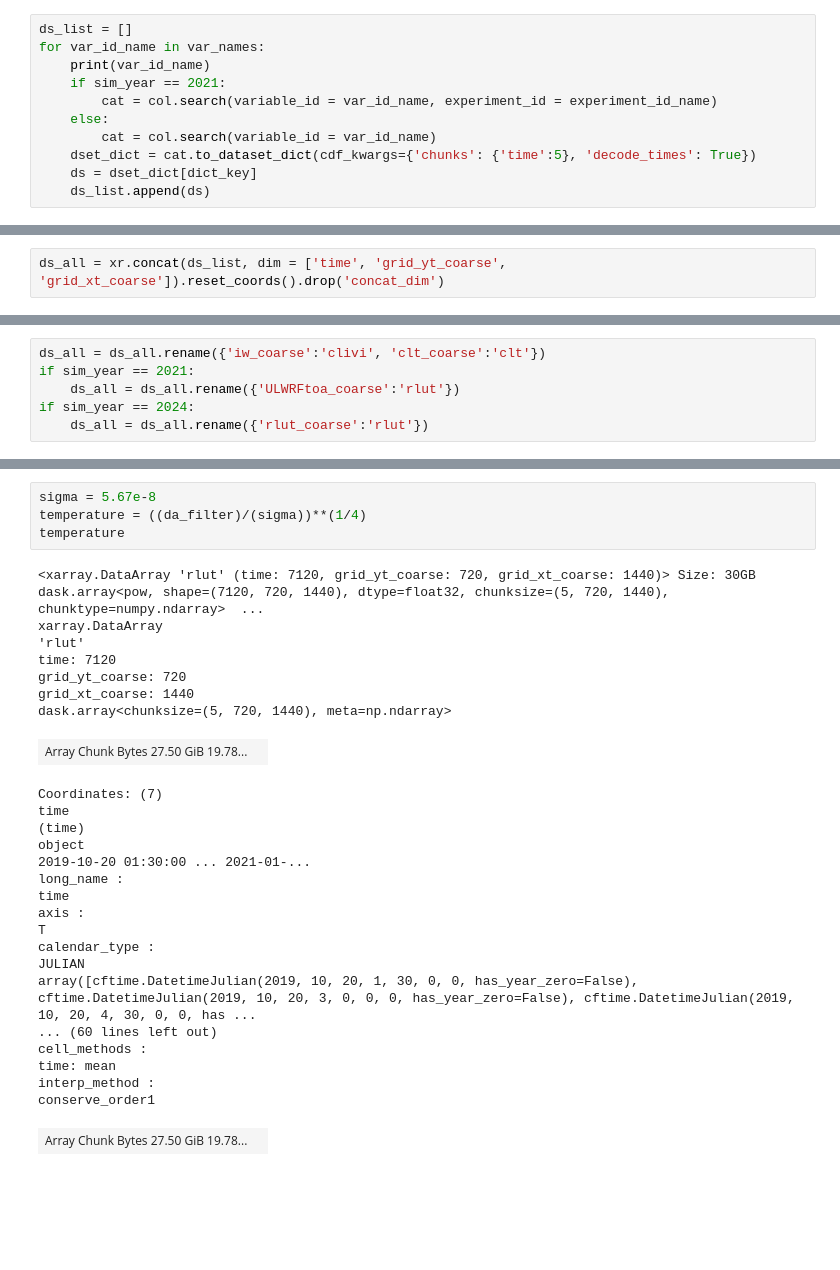
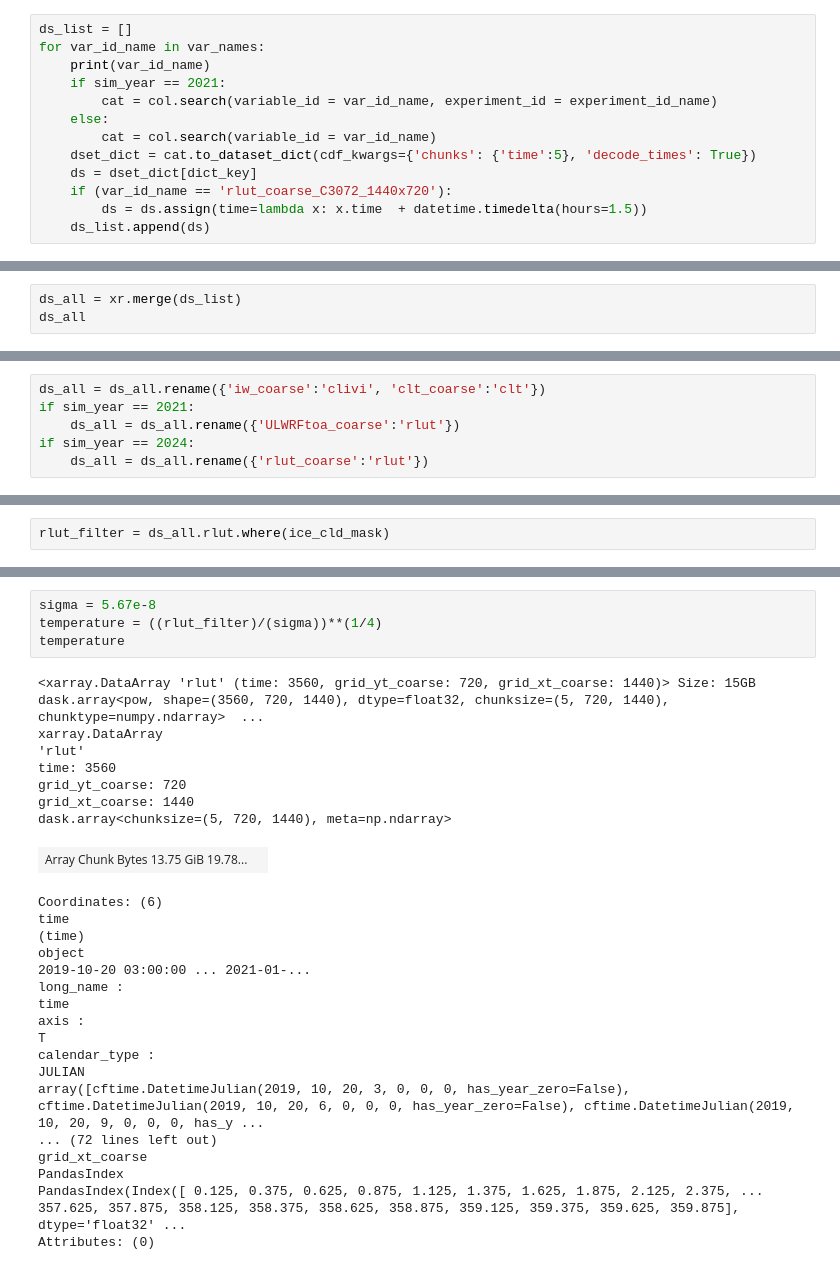
Before and after one commit to magpowell/hk25-teams, a Jupyter notebook: hk25-HighCloudT/latlon_CTT.ipynb, the cells around one changed output, grey strips where cells are left out. Drawn from its saved outputs; the diff is of its cells as text; blank space fills up the shorter version.

Commit message:
fix time

```diff
--- a/hk25-HighCloudT/latlon_CTT.ipynb
+++ b/hk25-HighCloudT/latlon_CTT.ipynb
@@ -37,6 +38,8 @@ for var_id_name in var_names:
         cat = col.search(variable_id = var_id_name)
     dset_dict = cat.to_dataset_dict(cdf_kwargs={'chunks': {'time':5}, 'decode_times': True})
     ds = dset_dict[dict_key]
+    if (var_id_name == 'rlut_coarse_C3072_1440x720'):
+        ds = ds.assign(time=lambda x: x.time  + datetime.timedelta(hours=1.5))
     ds_list.append(ds)
 # %% [output]
 iw_coarse_C3072_1440x720
@@ -55,4 +58,5 @@ rlut_coarse_C3072_1440x720
         'experiment_id.member_id'
 100.00% [1/1 00:01<00:00]
 # %%
-ds_all = xr.concat(ds_list, dim = ['time', 'grid_yt_coarse', 'grid_xt_coarse']).reset_coords().drop('concat_dim')
+ds_all = xr.merge(ds_list)
+ds_all
@@ -146,0 +174,2 @@ with ProgressBar():
+# %%
+rlut_filter = ds_all.rlut.where(ice_cld_mask)
@@ -147,31 +184,30 @@ with ProgressBar():
 # %%
 sigma = 5.67e-8
-temperature = ((da_filter)/(sigma))**(1/4)
+temperature = ((rlut_filter)/(sigma))**(1/4)
 temperature
 # %% [output]
-<xarray.DataArray 'rlut' (time: 7120, grid_yt_coarse: 720, grid_xt_coarse: 1440)> Size: 30GB dask.array<pow, shape=(7120, 720, 1440), dtype=float32, chunksize=(5, 720, 1440), chunktype=numpy.ndarray>  ...
+<xarray.DataArray 'rlut' (time: 3560, grid_yt_coarse: 720, grid_xt_coarse: 1440)> Size: 15GB dask.array<pow, shape=(3560, 720, 1440), dtype=float32, chunksize=(5, 720, 1440), chunktype=numpy.ndarray>  ...
 xarray.DataArray
 'rlut'
-time: 7120
+time: 3560
 grid_yt_coarse: 720
 grid_xt_coarse: 1440
 dask.array<chunksize=(5, 720, 1440), meta=np.ndarray>
-| Array Chunk Bytes 27.50 GiB 19.78... |  |
+| Array Chunk Bytes 13.75 GiB 19.78... |  |
-Coordinates: (7)
+Coordinates: (6)
 time
 (time)
 object
-2019-10-20 01:30:00 ... 2021-01-...
+2019-10-20 03:00:00 ... 2021-01-...
 long_name :
 time
 axis :
 T
 calendar_type :
 JULIAN
-array([cftime.DatetimeJulian(2019, 10, 20, 1, 30, 0, 0, has_year_zero=False), cftime.DatetimeJulian(2019, 10, 20, 3, 0, 0, 0, has_year_zero=False), cftime.DatetimeJulian(2019, 10, 20, 4, 30, 0, 0, has ...
-... (60 lines left out)
-cell_methods :
-time: mean
-interp_method :
-conserve_order1
+array([cftime.DatetimeJulian(2019, 10, 20, 3, 0, 0, 0, has_year_zero=False), cftime.DatetimeJulian(2019, 10, 20, 6, 0, 0, 0, has_year_zero=False), cftime.DatetimeJulian(2019, 10, 20, 9, 0, 0, 0, has_y ...
+... (72 lines left out)
+grid_xt_coarse
+PandasIndex
+PandasIndex(Index([ 0.125, 0.375, 0.625, 0.875, 1.125, 1.375, 1.625, 1.875, 2.125, 2.375, ... 357.625, 357.875, 358.125, 358.375, 358.625, 358.875, 359.125, 359.375, 359.625, 359.875], dtype='float32' ...
+Attributes: (0)
-| Array Chunk Bytes 27.50 GiB 19.78... |  |
```
Also changed, not shown: parts of 13 cells of this notebook.
